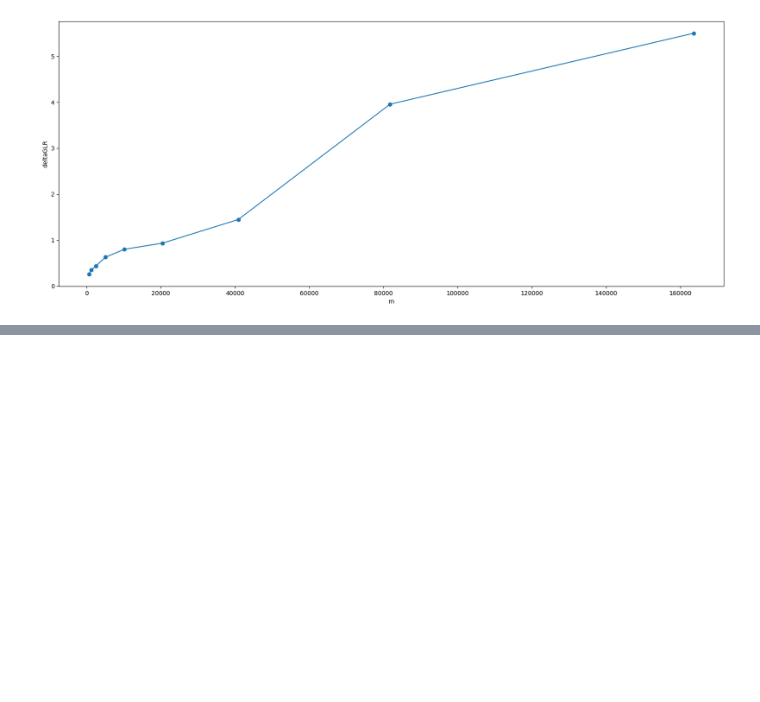
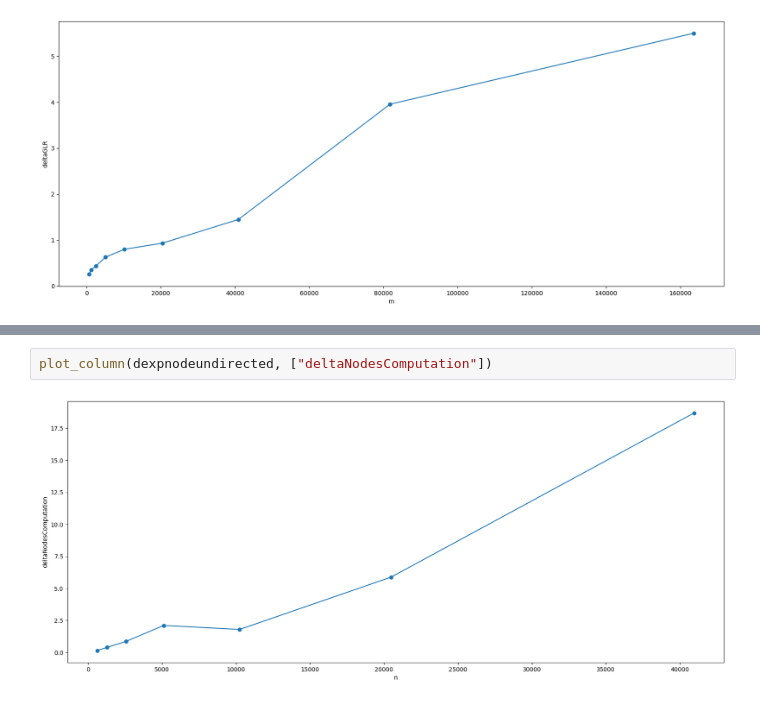
Before and after one commit to RobyBobby24/AlgorithmEngineering, a Jupyter notebook: analysis/double_experiment.ipynb, the cells around one changed output, grey strips where cells are left out. Saved outputs shown, nothing was run; the diff lists cells and outputs as text; blank space fills up the shorter version.

```diff
--- a/analysis/double_experiment.ipynb
+++ b/analysis/double_experiment.ipynb
@@ -558,0 +600,4 @@ plot_column(dexpedge, ["deltaGLR"])
+# %%
+plot_column(dexpnodeundirected, ["deltaNodesComputation"])
+# %% [output]
+[figure, added]
```
Also changed, not shown: parts of 16 cells of this notebook, 20 other files.
